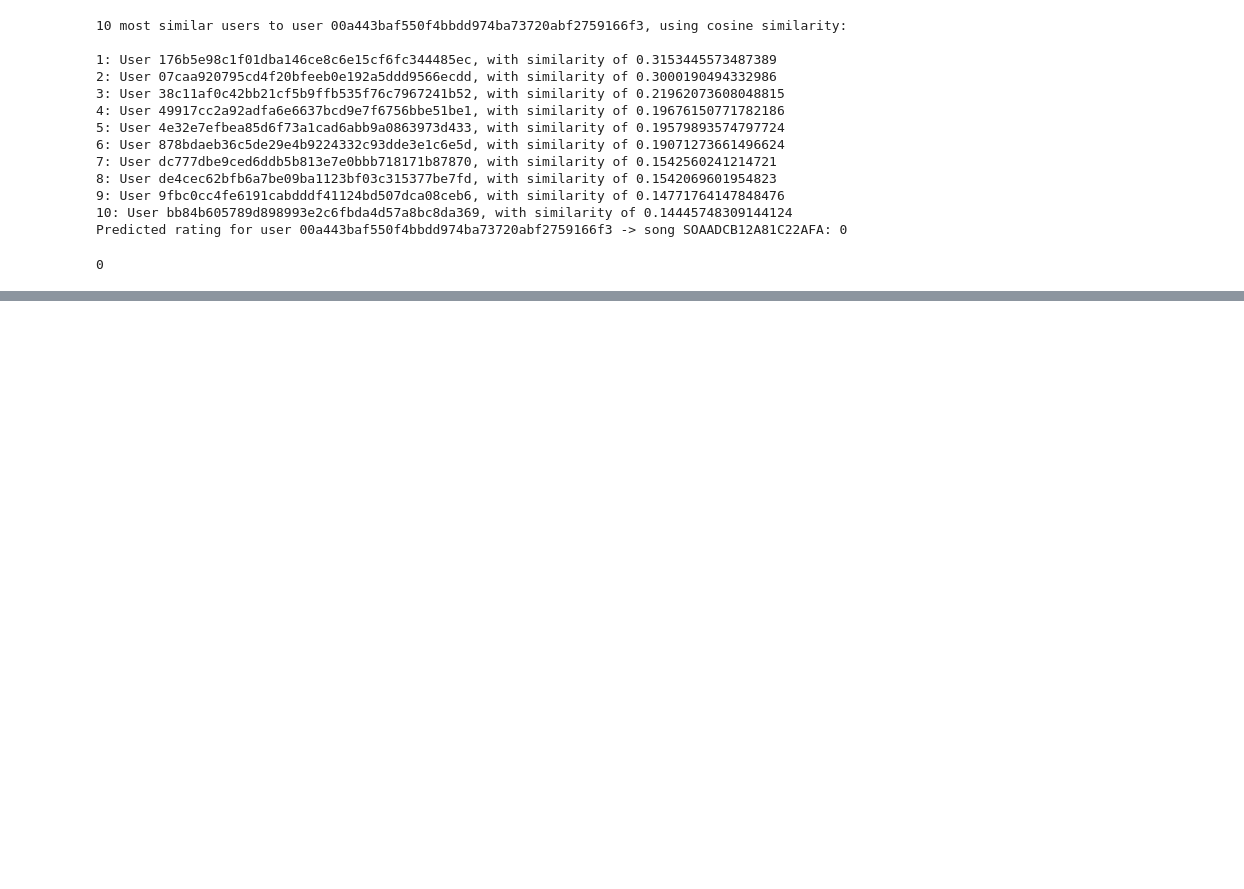
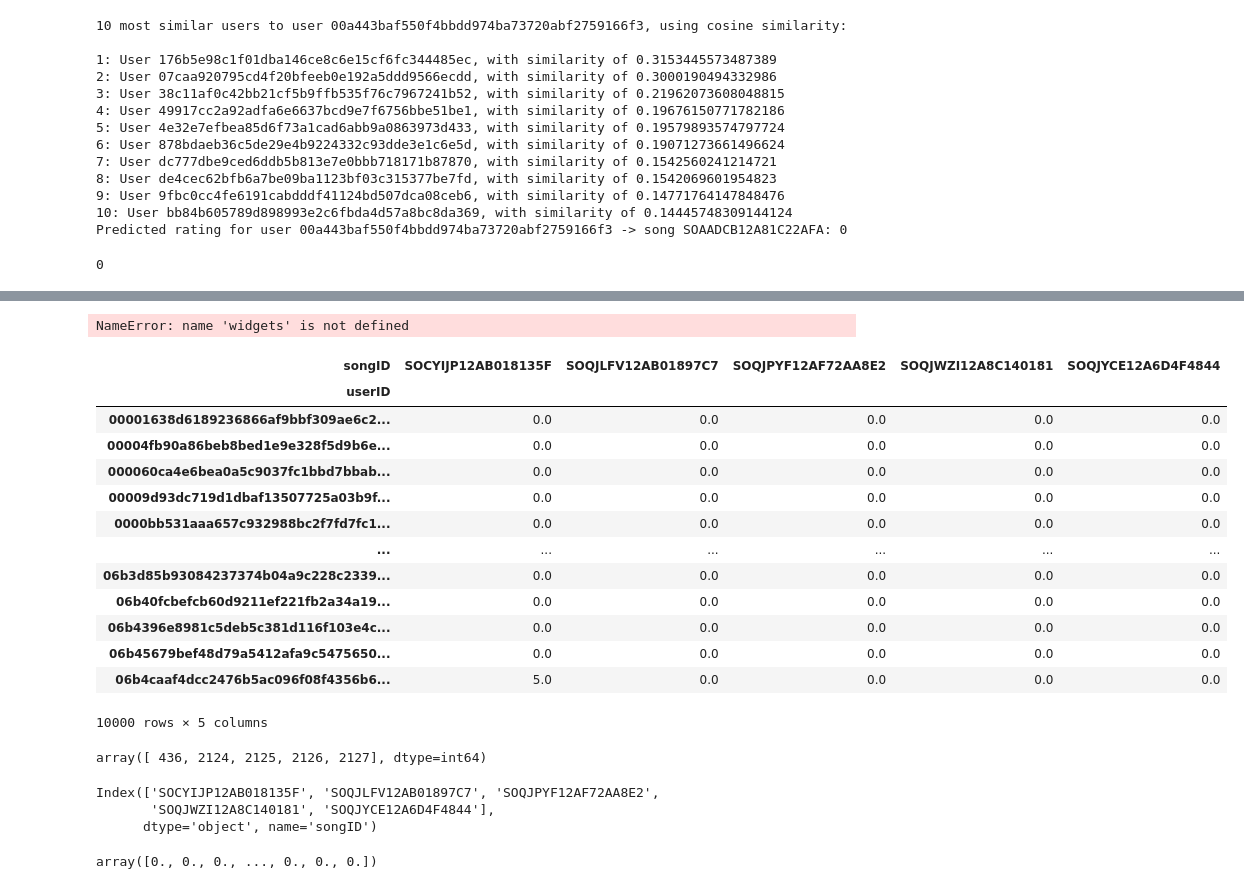
Before and after one commit to matijasipek/comp_tools, a Jupyter notebook: Angeliki_Experiments.ipynb, the cells around one changed output, grey strips where cells are left out. Saved outputs shown, nothing was run; the diff lists cells and outputs as text; code cells hidden in the pictures; blank space fills up the shorter version.

Commit message:
Created final collab recommendation
with clean data and updated Angeliki_experiments

```diff
--- a/Angeliki_Experiments.ipynb
+++ b/Angeliki_Experiments.ipynb
@@ -305,0 +319,9 @@ Predicted rating for user 00a443baf550f4bbdd974ba73720abf2759166f3 -> song SOAAD
+# %%
+# Read the user tastes' dataset
+
+with ZipFile('users_cleaned.zip','r') as zip:
+    data = zip.read('out.csv')
+
+users_cleaned = pd.read_csv(BytesIO(data))
+print(len(users_cleaned))
+users_cleaned.head()
@@ -305,0 +336,3 @@ Predicted rating for user 00a443baf550f4bbdd974ba73720abf2759166f3 -> song SOAAD
+# %%
+# create the utility matrix
+user_profiles = users_cleaned.pivot(index='userID', columns='songID', values='play_count')
@@ -305,0 +370,3 @@ Predicted rating for user 00a443baf550f4bbdd974ba73720abf2759166f3 -> song SOAAD
+# %%
+# keep 10k users and replace the NaN with 0s.
+u1 = user_profiles[:10000]
@@ -305,0 +464,5 @@ Predicted rating for user 00a443baf550f4bbdd974ba73720abf2759166f3 -> song SOAAD
+# %%
+user = '06b4caaf4dcc2476b5ac096f08f4356b6ba9a86a'
+#user = '00038cf792e9f9a1cb593dea5779f96195aac68c'
+#user = '0002b896949cb2899feaed47104406e99eafa983'
+#
@@ -305,0 +775,36 @@ Predicted rating for user 00a443baf550f4bbdd974ba73720abf2759166f3 -> song SOAAD
+# %%
+recommendItem(user,song,u1, 3)
+# %% [output]
+NameError: name 'widgets' is not defined
+# %%
+idx = u1.index.get_loc(user)
+u1.iloc[:, np.argsort(-u1.values[idx])[:5]]
+# %% [output]
+| songID | SOCYIJP12AB018135F | SOQJLFV12AB01897C7 | SOQJPYF12AF72AA8E2 | SOQJWZI12A8C140181 | SOQJYCE12A6D4F4844 |
+| userID |  |  |  |  |  |
+| 00001638d6189236866af9bbf309ae6c2... | 0.0 | 0.0 | 0.0 | 0.0 | 0.0 |
+| 00004fb90a86beb8bed1e9e328f5d9b6e... | 0.0 | 0.0 | 0.0 | 0.0 | 0.0 |
+| 000060ca4e6bea0a5c9037fc1bbd7bbab... | 0.0 | 0.0 | 0.0 | 0.0 | 0.0 |
+| 00009d93dc719d1dbaf13507725a03b9f... | 0.0 | 0.0 | 0.0 | 0.0 | 0.0 |
+| 0000bb531aaa657c932988bc2f7fd7fc1... | 0.0 | 0.0 | 0.0 | 0.0 | 0.0 |
+| ... | ... | ... | ... | ... | ... |
+| 06b3d85b93084237374b04a9c228c2339... | 0.0 | 0.0 | 0.0 | 0.0 | 0.0 |
+| 06b40fcbefcb60d9211ef221fb2a34a19... | 0.0 | 0.0 | 0.0 | 0.0 | 0.0 |
+| 06b4396e8981c5deb5c381d116f103e4c... | 0.0 | 0.0 | 0.0 | 0.0 | 0.0 |
+| 06b45679bef48d79a5412afa9c5475650... | 0.0 | 0.0 | 0.0 | 0.0 | 0.0 |
+| 06b4caaf4dcc2476b5ac096f08f4356b6... | 5.0 | 0.0 | 0.0 | 0.0 | 0.0 |
+10000 rows × 5 columns
+# %%
+np.argsort(-u1.values[idx])[:5]
+# %% [output]
+array([ 436, 2124, 2125, 2126, 2127], dtype=int64)
+# %%
+u1.iloc[idx, np.argsort(-u1.values[idx])[:5]].index
+# %% [output]
+Index(['SOCYIJP12AB018135F', 'SOQJLFV12AB01897C7', 'SOQJPYF12AF72AA8E2',
+       'SOQJWZI12A8C140181', 'SOQJYCE12A6D4F4844'],
+      dtype='object', name='songID')
+# %%
+u1.values[idx]
+# %% [output]
+array([0., 0., 0., ..., 0., 0., 0.])
```
Also changed, not shown: parts of 50 cells of this notebook, 1 other file.
